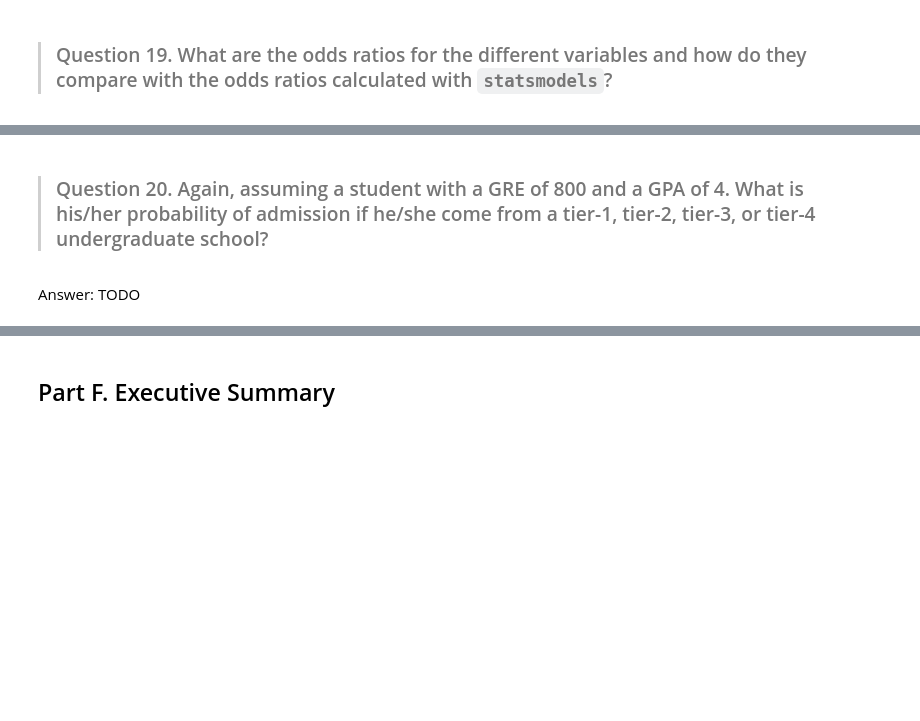
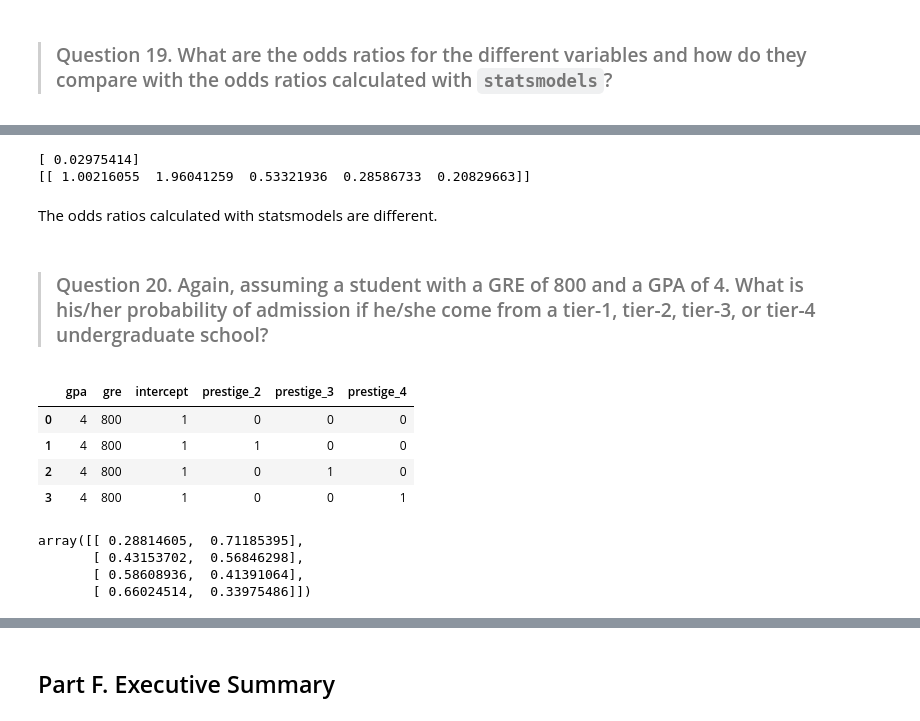
Before and after one commit to Rdelacruz10/DS-SF-36, a Jupyter notebook: unit-project/3/notebooks/unit-project-3-starter-code.ipynb, the cells around one changed output, grey strips where cells are left out. Drawn from its saved outputs; the diff is of its cells as text; code cells hidden in the pictures; blank space fills up the shorter version.

```diff
--- a/unit-project/3/notebooks/unit-project-3-starter-code.ipynb
+++ b/unit-project/3/notebooks/unit-project-3-starter-code.ipynb
@@ -299,2 +301,10 @@ Answer: TODO
+# %%
+print np.exp(model.intercept_)
+print np.exp(model.coef_)
+# %% [output]
+[ 0.02975414]
+[[ 1.00216055  1.96041259  0.53321936  0.28586733  0.20829663]]
+# %% [markdown]
+The odds ratios calculated with statsmodels are different.
 # %% [markdown]
 > ### Question 20.  Again, assuming a student with a GRE of 800 and a GPA of 4.  What is his/her probability of admission  if he/she come from a tier-1, tier-2, tier-3, or tier-4 undergraduate school?
@@ -303,2 +311,8 @@ Answer: TODO
-# %% [markdown]
-Answer: TODO
+# %%
+predict_X
+# %% [output]
+|  | gpa | gre | intercept | prestige_2 | prestige_3 | prestige_4 |
+| 0 | 4 | 800 | 1 | 0 | 0 | 0 |
+| 1 | 4 | 800 | 1 | 1 | 0 | 0 |
+| 2 | 4 | 800 | 1 | 0 | 1 | 0 |
+| 3 | 4 | 800 | 1 | 0 | 0 | 1 |
@@ -304,0 +321,7 @@ Answer: TODO
+# %%
+model.predict_proba(predict_X[ ['gre', 'gpa', 'prestige_2', 'prestige_3', 'prestige_4'] ])
+# %% [output]
+array([[ 0.28814605,  0.71185395],
+       [ 0.43153702,  0.56846298],
+       [ 0.58608936,  0.41391064],
+       [ 0.66024514,  0.33975486]])
```
Also changed, not shown: parts of 53 cells of this notebook.
